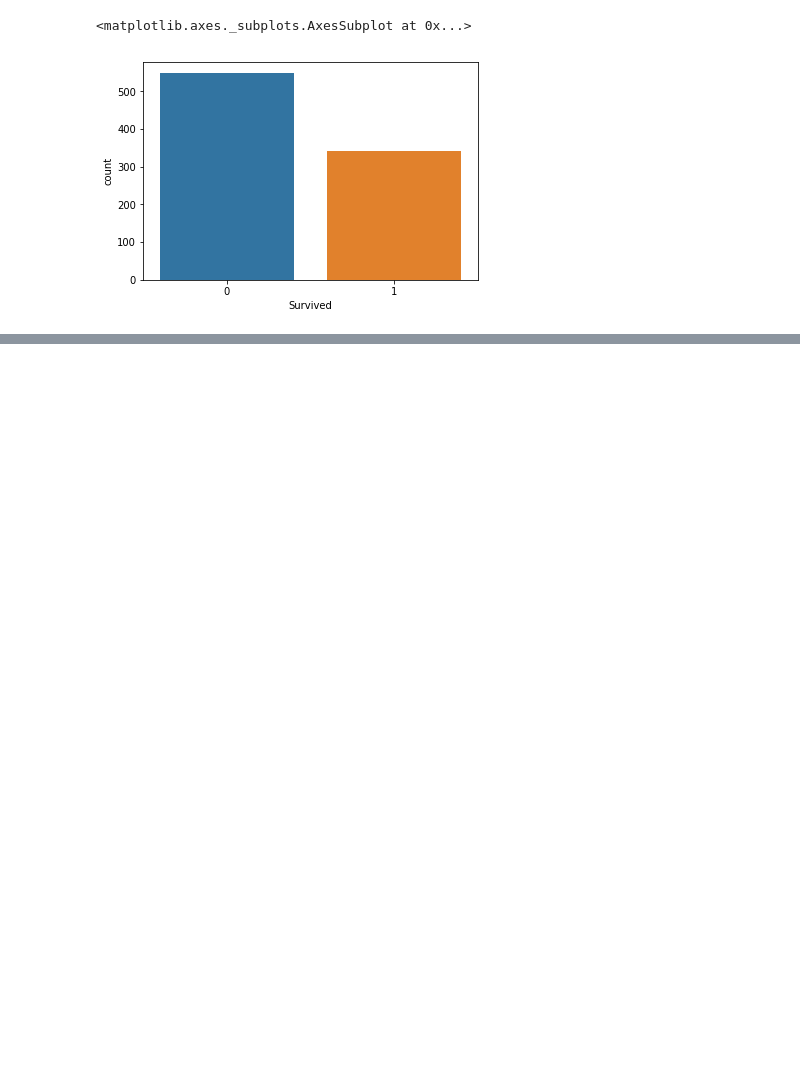
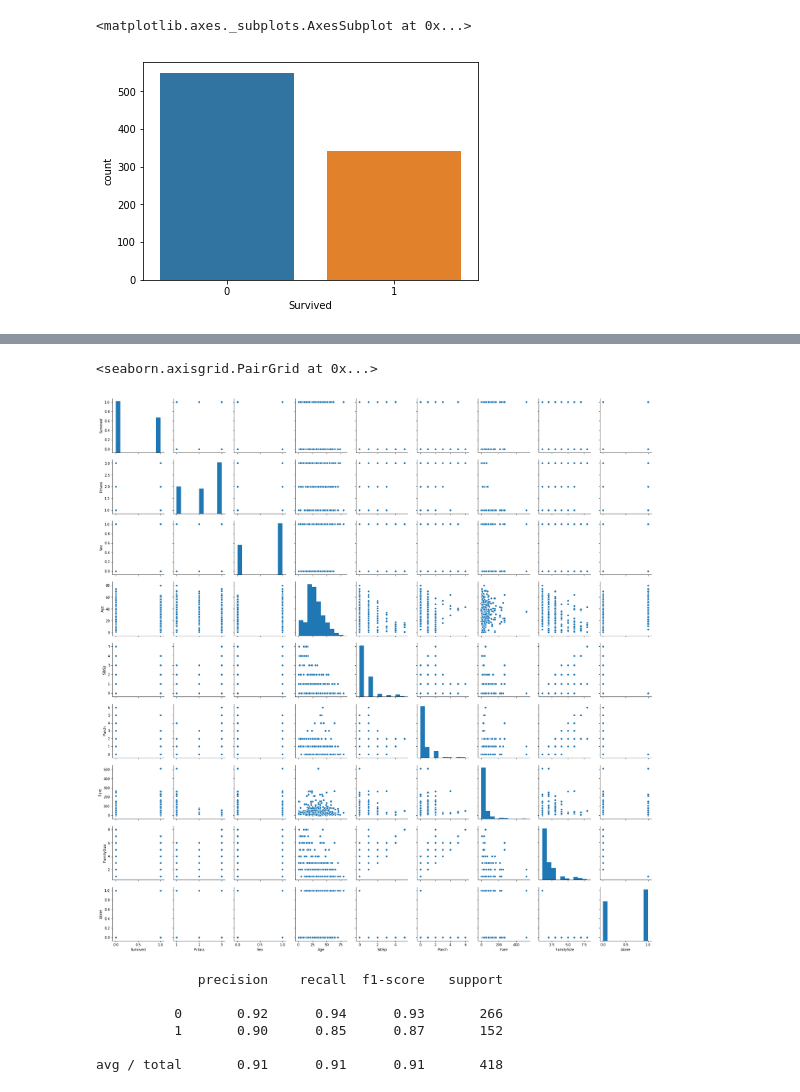
Before and after one commit to bangyuwen/kaggle-projects, a Jupyter notebook: Titanic/titanic_bnag.ipynb, the cells around one changed output, grey strips where cells are left out. Drawn from its saved outputs; the diff is of its cells as text; code cells hidden in the pictures; blank space fills up the shorter version.

```diff
--- a/Titanic/titanic_bnag.ipynb
+++ b/Titanic/titanic_bnag.ipynb
@@ -75,0 +63,6 @@ survived_by_class.groupby(level=0).apply(lambda x: 100 * x / float(x.sum()))
+# %%
+data = train[['Survived', 'Pclass', 'Sex', 'Age', 'SibSp', 'Parch', 'Fare', 'FamilySize', 'Alone']].dropna()
+sns.pairplot(data)
+# %% [output]
+<seaborn.axisgrid.PairGrid at 0x...>
+[figure, added]
@@ -75,0 +84,9 @@ survived_by_class.groupby(level=0).apply(lambda x: 100 * x / float(x.sum()))
+# %%
+print(classification_report(result['Survived'], predictions))
+# %% [output]
+             precision    recall  f1-score   support
+
+          0       0.92      0.94      0.93       266
+          1       0.90      0.85      0.87       152
+
+avg / total       0.91      0.91      0.91       418
```
Also changed, not shown: parts of 12 cells of this notebook, 1 other file.
